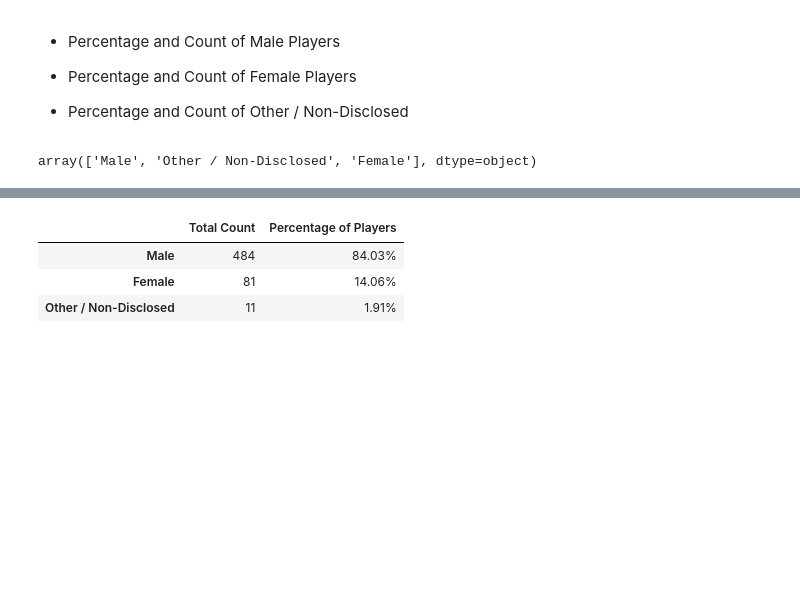
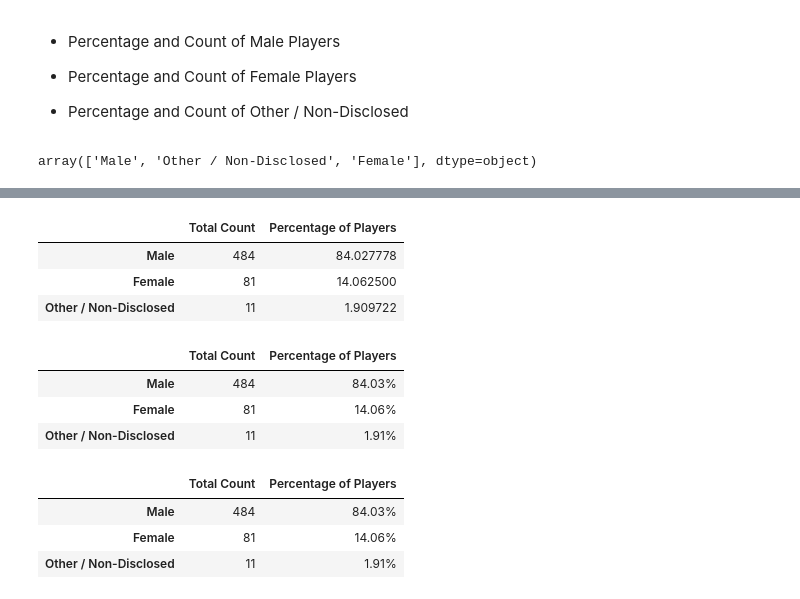
Before and after one commit to githotirado/pandas-challenge, a Jupyter notebook: HeroesOfPymoli/HeroesOfPymoli_starter.ipynb, the cells around one changed output, grey strips where cells are left out. Saved outputs shown, nothing was run; the diff lists cells and outputs as text; code cells hidden in the pictures; blank space fills up the shorter version.

Commit message:
Gender Demographics pt 2

```diff
--- a/HeroesOfPymoli/HeroesOfPymoli_starter.ipynb
+++ b/HeroesOfPymoli/HeroesOfPymoli_starter.ipynb
@@ -167,3 +150,29 @@ purchase_data[["Gender", "SN"]].set_index("Gender")
+# %%
+# purchase_data[["Gender", "SN"]].set_index("Gender").groupby("Gender").mean()
+gender_demo = (pd.DataFrame([
+                                {"Male"                  : total_male,
+                                 "Female"                : total_female,
+                                 "Other / Non-Disclosed" : total_other
+                                }
+                             ])
+                            .T
+                            .rename(columns={0: "Total Count"})
+              )
+gender_demo["Percentage of Players"] = gender_demo["Total Count"] * 100 / total_players
+gender_demo
+# %% [output]
+|  | Total Count | Percentage of Players |
+| Male | 484 | 84.027778 |
+| Female | 81 | 14.062500 |
+| Other / Non-Disclosed | 11 | 1.909722 |
+# %%
+gender_demo["Percentage of Players"] = gender_demo["Percentage of Players"].map("{:.2f}%".format)
+gender_demo
+# %% [output]
+|  | Total Count | Percentage of Players |
+| Male | 484 | 84.03% |
+| Female | 81 | 14.06% |
+| Other / Non-Disclosed | 11 | 1.91% |
 # %%
 # %% [output]
 |  | Total Count | Percentage of Players |
```
Also changed, not shown: parts of 1 cell of this notebook.
